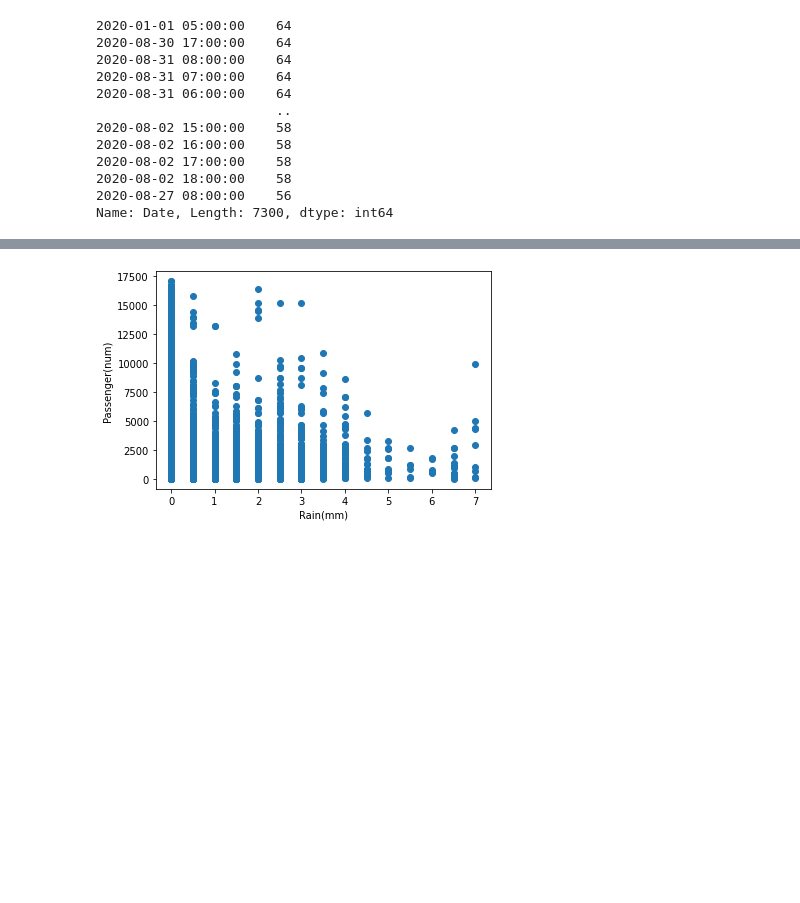
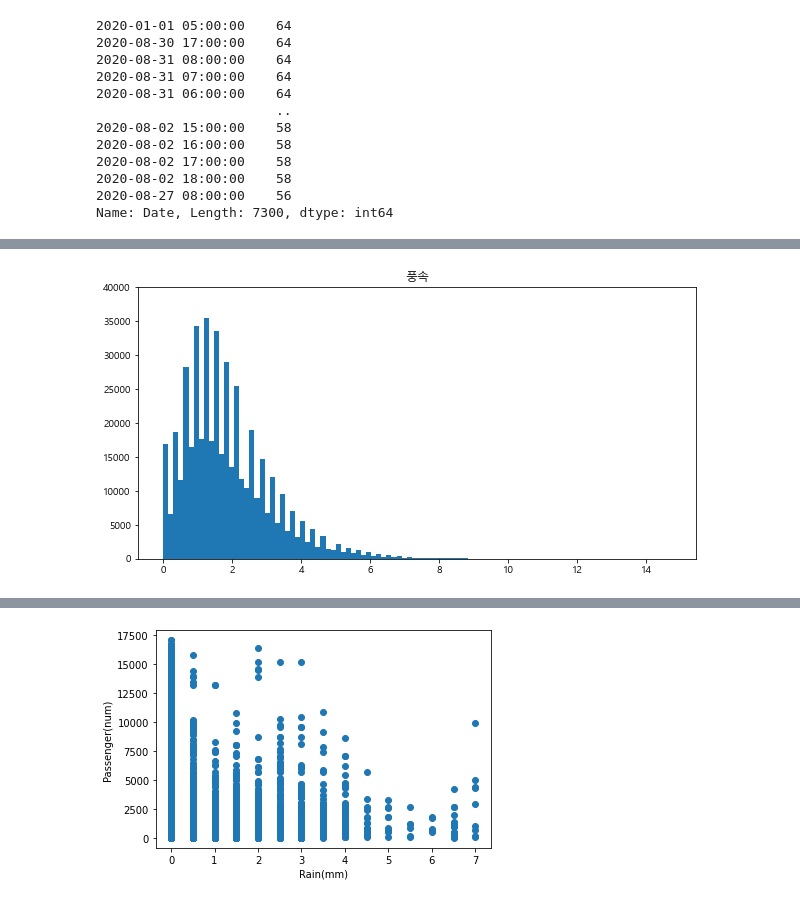
Before and after one commit to HyeongSeok-Park/Academy_Second_Project, a Jupyter notebook: 데이터 전처리 및 시각화.ipynb, the cells around one changed output, grey strips where cells are left out. Saved outputs shown, nothing was run; the diff lists cells and outputs as text; code cells hidden in the pictures; blank space fills up the shorter version.

```diff
--- a/데이터 전처리 및 시각화.ipynb
+++ b/데이터 전처리 및 시각화.ipynb
@@ -715,0 +735,9 @@ Name: Date, Length: 7300, dtype: int64
+# %%
+# 풍속
+fig, ax = plt.subplots(1, 1, figsize=(10, 5))
+ax.hist(total_data['Wind'], bins=100)
+ax.set_ylim(0, 40000)
+ax.set_title('풍속')
+plt.show()
+# %% [output]
+[figure, added]
```
Also changed, not shown: parts of 9 cells of this notebook.
